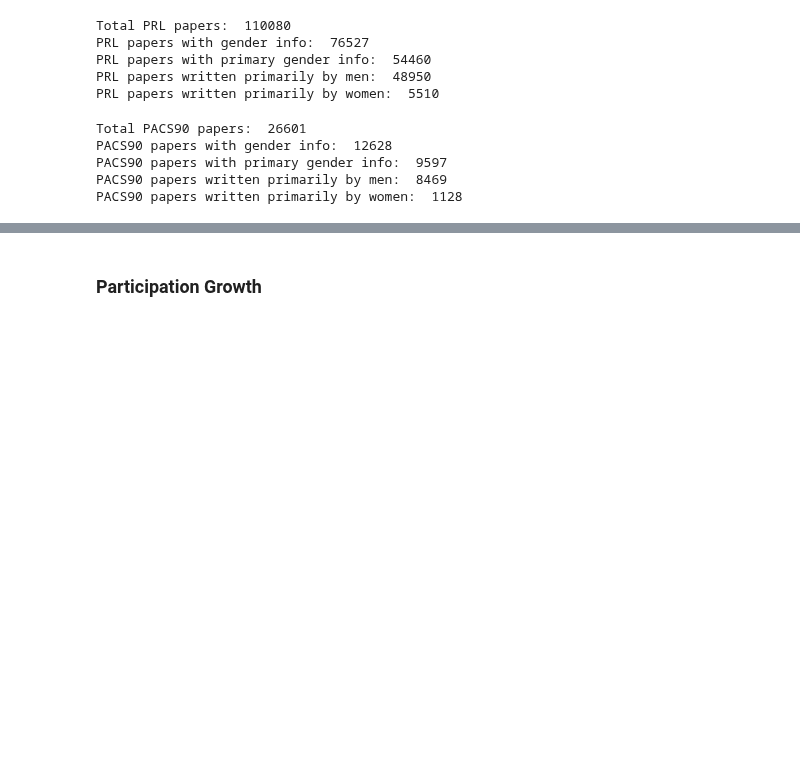
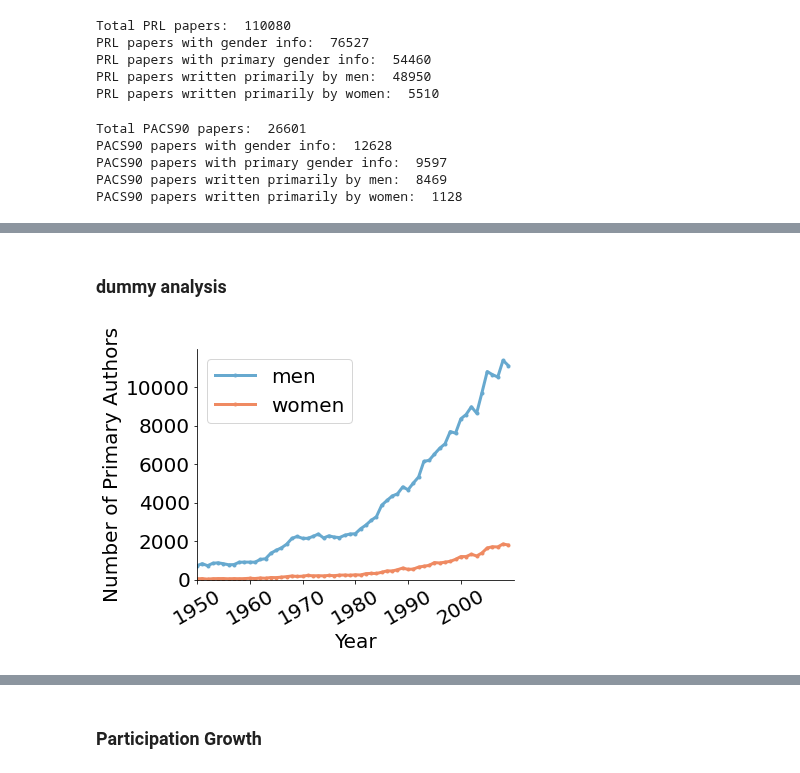
Before and after one commit to therobinkay/firstmover, a Jupyter notebook: main.ipynb, the cells around one changed output, grey strips where cells are left out. Drawn from its saved outputs; the diff is of its cells as text; code cells hidden in the pictures; blank space fills up the shorter version.

```diff
--- a/main.ipynb
+++ b/main.ipynb
@@ -27,10 +28,10 @@ warnings.filterwarnings("ignore")
 # %%
 # import necessary data
 
-# result = pd.read_csv("/Users/robinkong/codes/result.csv")
-paperdata = pd.read_csv("/Users/robinkong/codes/paperdata.csv")
-cb = pd.read_csv("/Users/robinkong/codes/citationBara.csv")
-primdata = pd.read_csv("/Users/robinkong/codes/primdata.csv")
+result = pd.read_csv("/Users/robinkong/codes/result.csv")
+# paperdata = pd.read_csv("/Users/robinkong/codes/paperdata.csv")
+# cb = pd.read_csv("/Users/robinkong/codes/citationBara.csv")
+# primdata = pd.read_csv("/Users/robinkong/codes/primdata.csv")
 # pair = pd.read_csv("/Users/robinkong/codes/pairs.csv", chunksize = 1000000)
 # mfpairs = pd.read_csv("/Users/robinkong/codes/mfpairs.csv")
 # sim_mf = pd.read_csv("/Users/robinkong/codes/mfpairs_similarity.csv")
@@ -86,0 +182,35 @@ PACS90 papers written primarily by women:  1128
+# %% [markdown]
+### dummy analysis
+# %%
+pdata = paperdata.copy()
+pdata.sort_values("id", inplace = True)
+
+m_pdata = pdata[(pdata.gender == 'male') & (pdata.order == 1)].groupby(['year'])['year'].count()
+w_pdata = pdata[(pdata.gender == 'female') & (pdata.order == 1)].groupby(['year'])['year'].count()
+# %%
+# Year vs. Number of Authors (Plot)
+
+# Regular graph format throughout this paper
+fig, ax = plt.subplots(figsize=(6,4.5))
+right_side = ax.spines["right"]
+top_side = ax.spines["top"]
+right_side.set_visible(False)
+top_side.set_visible(False)
+
+# Male authors
+m_pdata.plot(style='.-',color='#67a9cf', lw=3)
+# Female authors
+w_pdata.plot(style='.-',color='#ef8a62', lw=3)
+
+plt.legend(('men', 'women'), loc='upper left', fontsize=20)
+plt.xticks(np.arange(1950, 2010, step=10), fontsize=20, rotation=30)
+plt.xlabel('Year', fontsize=20)
+plt.xlim(xmin=1950, xmax=2010)
+plt.ylabel('Number of Primary Authors', fontsize=20)
+plt.yticks(fontsize=20)
+plt.ylim(ymin=0)
+
+plt.tight_layout()
+fig.savefig(f"/Users/robinkong/codes/menprim_vs_womenprim.pdf")
+# %% [output]
+[figure, added]
```
Also changed, not shown: parts of 10 cells of this notebook.
